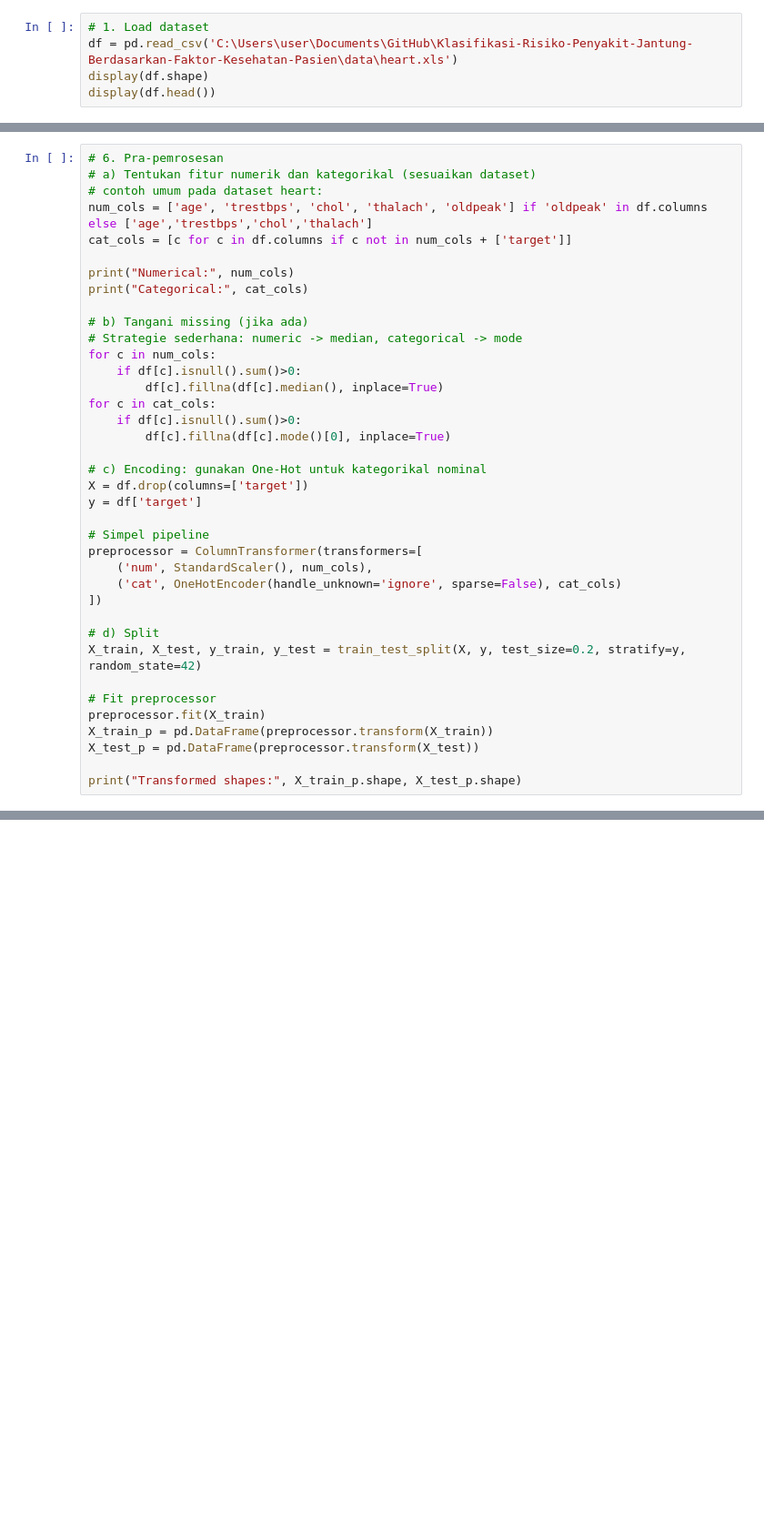
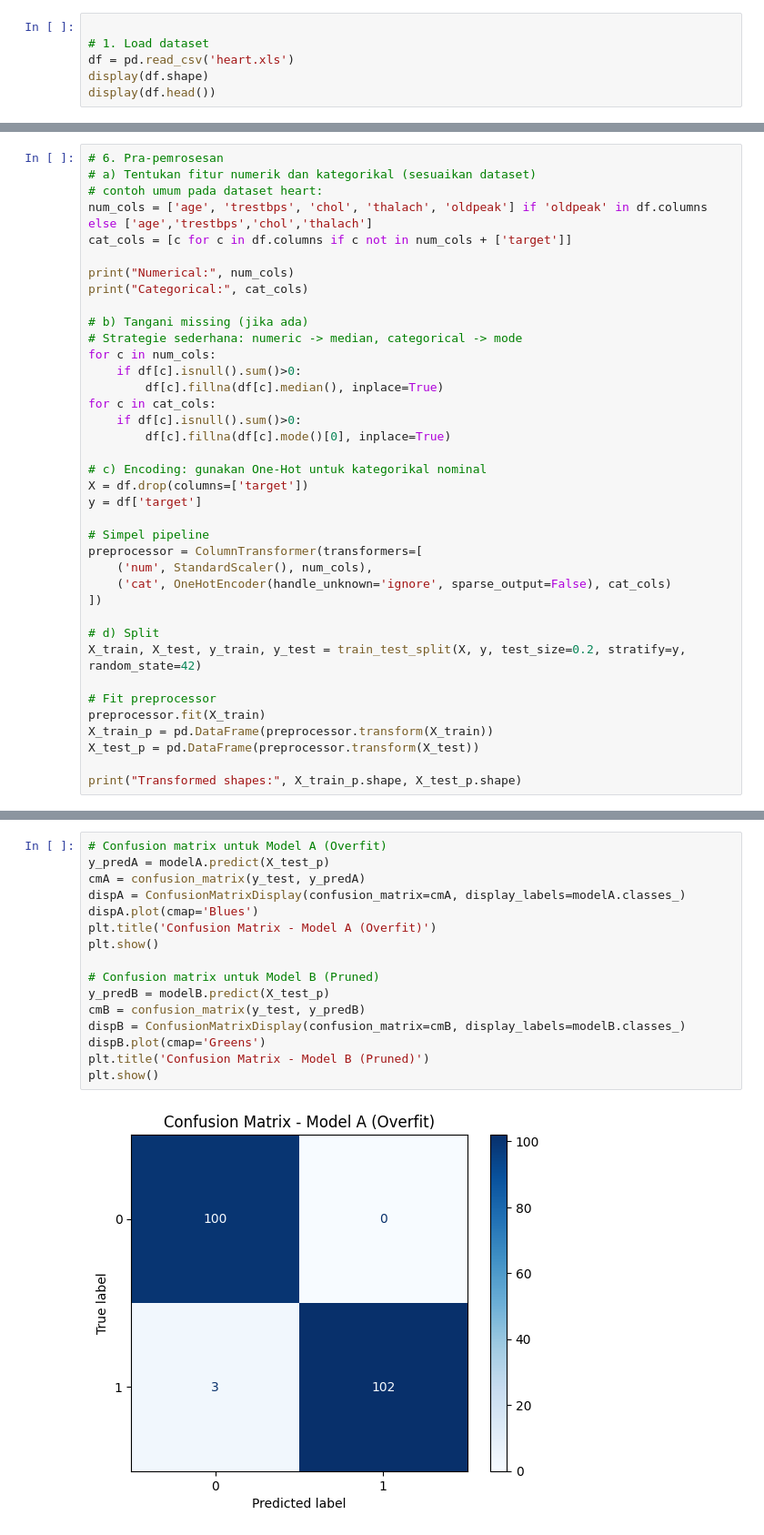
Before and after one commit to JackHunter2/Klasifikasi-Risiko-Penyakit-Jantung-Berdasarkan-Faktor-Kesehatan-Pasien, a Jupyter notebook: train.ipynb, the cells around one changed output, grey strips where cells are left out. Shown at 91% size. Drawn from its saved outputs; the diff is of its cells as text; blank space fills up the shorter version.

```diff
--- a/train.ipynb
+++ b/train.ipynb
@@ -13,8 +13,9 @@ from sklearn.compose import ColumnTransformer
 from sklearn.pipeline import Pipeline
 import joblib
 # %%
+
 # 1. Load dataset
-df = pd.read_csv('C:\Users\user\Documents\GitHub\Klasifikasi-Risiko-Penyakit-Jantung-Berdasarkan-Faktor-Kesehatan-Pasien\data\heart.xls')
+df = pd.read_csv('heart.xls')
 display(df.shape)
 display(df.head())
 # %% [output]
@@ -74,7 +134,7 @@ y = df['target']
 # Simpel pipeline
 preprocessor = ColumnTransformer(transformers=[
     ('num', StandardScaler(), num_cols),
-    ('cat', OneHotEncoder(handle_unknown='ignore', sparse=False), cat_cols)
+    ('cat', OneHotEncoder(handle_unknown='ignore', sparse_output=False), cat_cols)
 ])
 
 # d) Split
@@ -116,0 +217,18 @@ print("Confusion matrix (test):\n", confusion_matrix(y_test, y_test_predB))
+# %%
+# Confusion matrix untuk Model A (Overfit)
+y_predA = modelA.predict(X_test_p)
+cmA = confusion_matrix(y_test, y_predA)
+dispA = ConfusionMatrixDisplay(confusion_matrix=cmA, display_labels=modelA.classes_)
+dispA.plot(cmap='Blues')
+plt.title('Confusion Matrix - Model A (Overfit)')
+plt.show()
+
+# Confusion matrix untuk Model B (Pruned)
+y_predB = modelB.predict(X_test_p)
+cmB = confusion_matrix(y_test, y_predB)
+dispB = ConfusionMatrixDisplay(confusion_matrix=cmB, display_labels=modelB.classes_)
+dispB.plot(cmap='Greens')
+plt.title('Confusion Matrix - Model B (Pruned)')
+plt.show()
+# %% [output]
+[figure, added]
```
Also changed, not shown: parts of 14 cells of this notebook.
